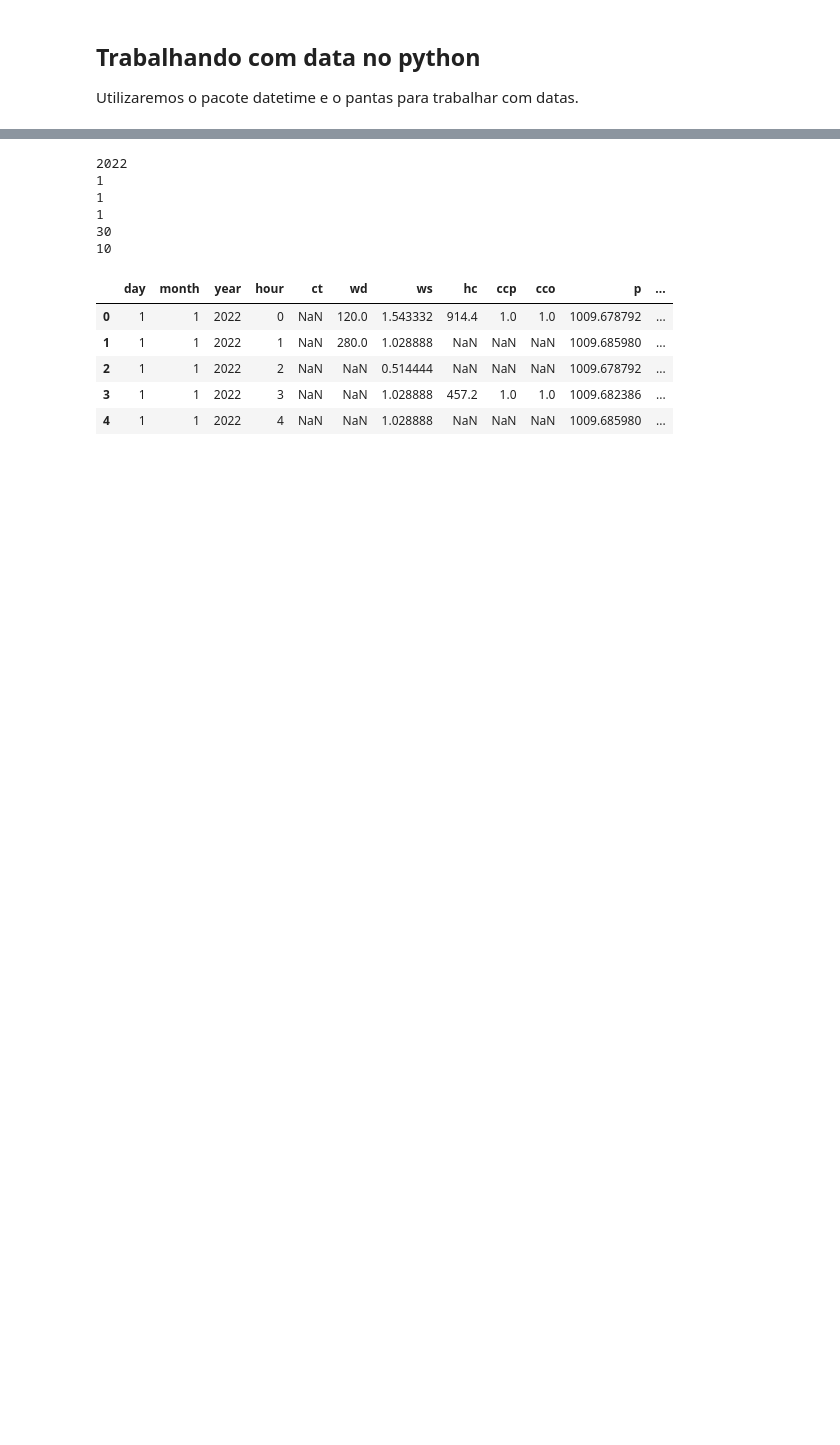
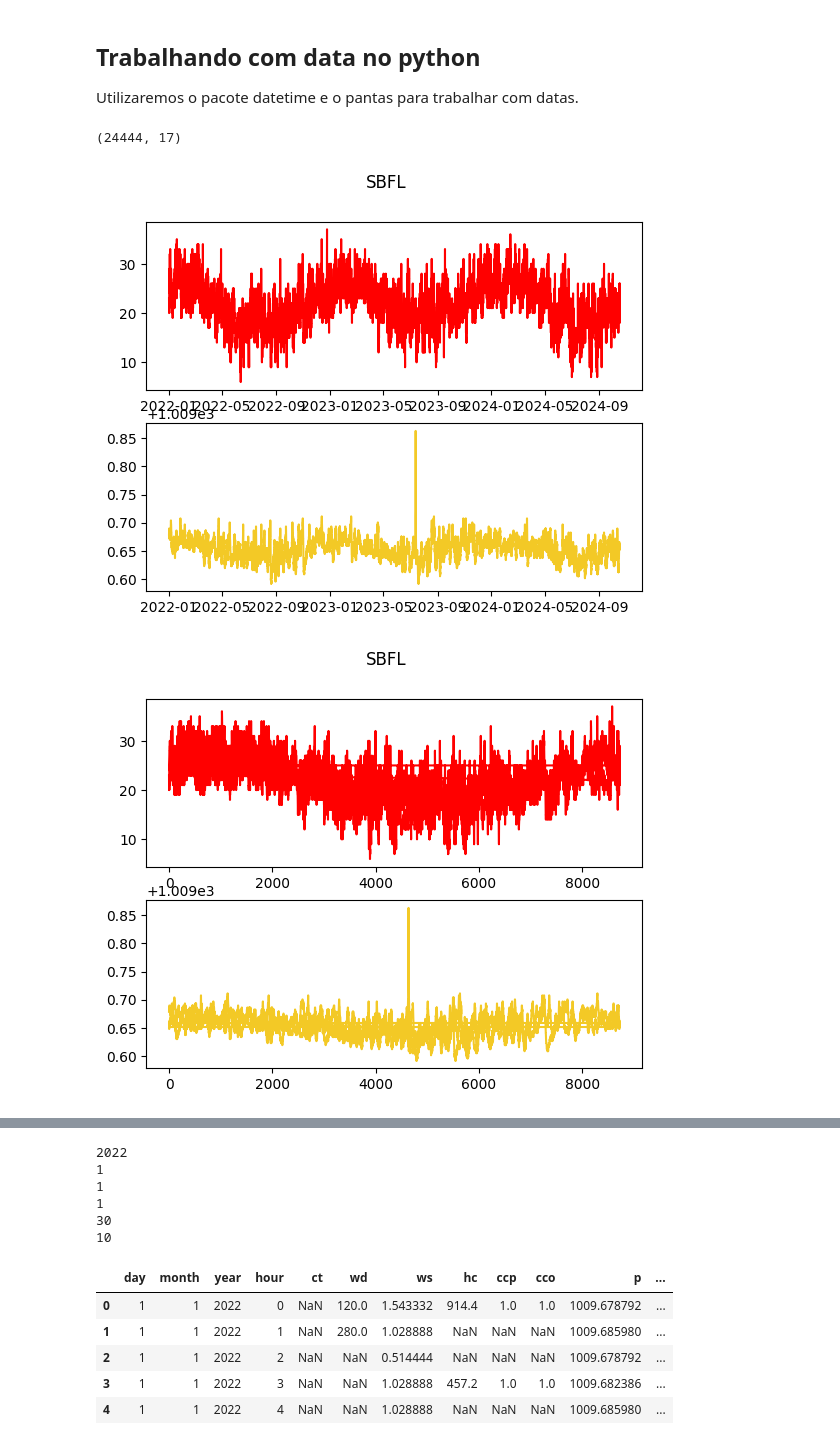
Before and after one commit to Bianca-bonetti/ENS410064, a Jupyter notebook: 2024/notebooks/Aula03.ipynb, the cells around one changed output, grey strips where cells are left out. Saved outputs shown, nothing was run; the diff lists cells and outputs as text; code cells hidden in the pictures; blank space fills up the shorter version.

```diff
--- a/2024/notebooks/Aula03.ipynb
+++ b/2024/notebooks/Aula03.ipynb
@@ -163,3 +132,16 @@ SBFL
 Utilizaremos o pacote datetime e o pantas para trabalhar com datas.
 # %%
 import datetime
+# %%
+# criando dataframe sem repetições
+dataAll = dataAll.drop_duplicates(subset='datetime', keep='first')
+print(dataAll.shape)
+statisticsAndFigures (dataAll,st,years,cwd)
+
+# estabelecendo o indice do dataframe como datetime
+dataAll = dataAll.set_index('datetime')
+statisticsAndFigures (dataAll,st,years,cwd)
+# %% [output]
+(24444, 17)
+[figure, added]
+[figure, added]
```
Also changed, not shown: parts of 4 cells of this notebook.
